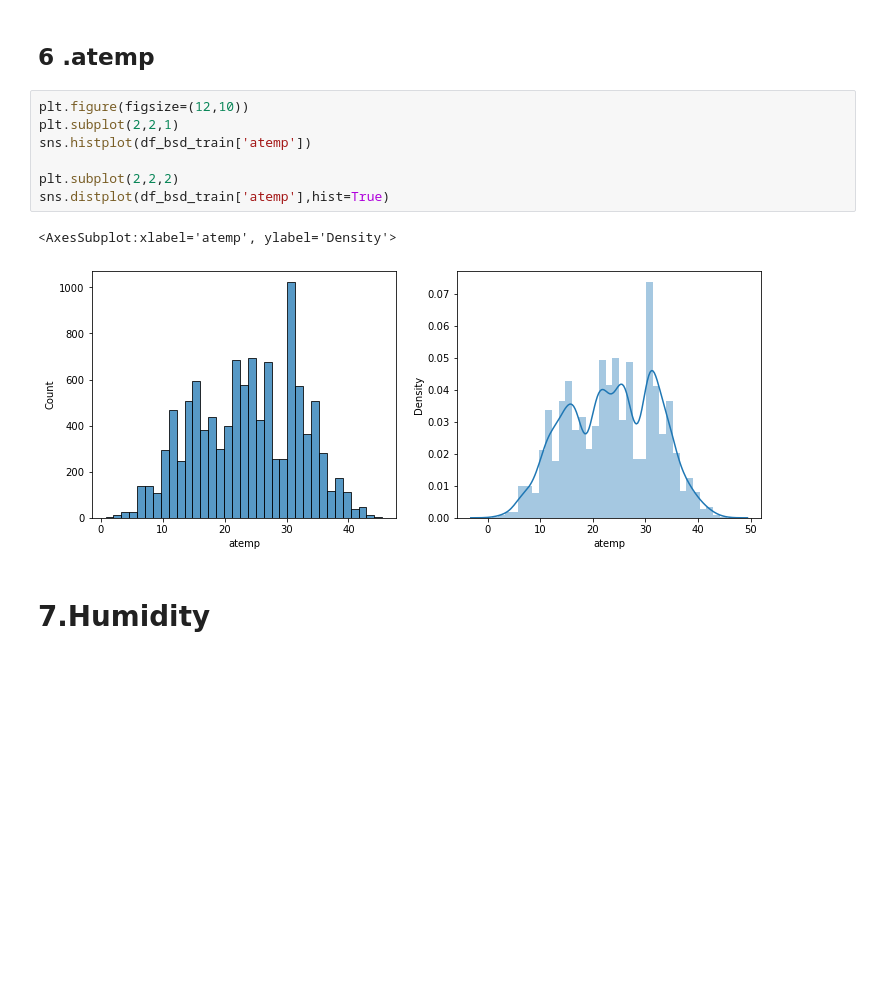
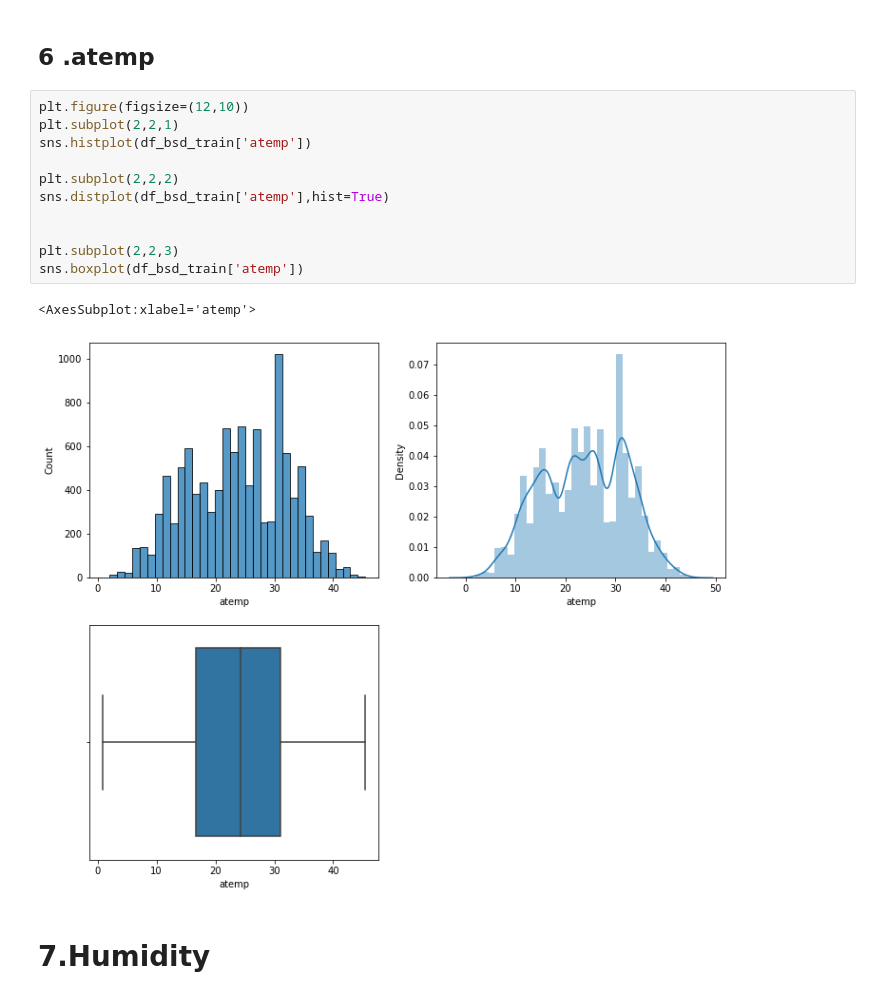
Before and after one commit to MayurNaktode/Bike-Sharing-Demand, a Jupyter notebook: Bike Sharing Demand.ipynb, the cells around one changed output. Saved outputs shown, nothing was run; the diff lists cells and outputs as text; blank space fills up the shorter version.

```diff
--- a/Bike Sharing Demand.ipynb
+++ b/Bike Sharing Demand.ipynb
@@ -551,13 +556,17 @@ sns.distplot(df_bsd_train['temp'],hist=True)
 # %%
 plt.figure(figsize=(12,10))
 plt.subplot(2,2,1)
 sns.histplot(df_bsd_train['atemp'])
 
 plt.subplot(2,2,2)
 sns.distplot(df_bsd_train['atemp'],hist=True)
+
+
+plt.subplot(2,2,3)
+sns.boxplot(df_bsd_train['atemp'])
 # %% [output]
-<AxesSubplot:xlabel='atemp', ylabel='Density'>
+<AxesSubplot:xlabel='atemp'>
-[figure, old version]
+[figure, new version]
 # %% [markdown]
 # 7.Humidity
 # %%
```
Also changed, not shown: parts of 59 cells of this notebook.
